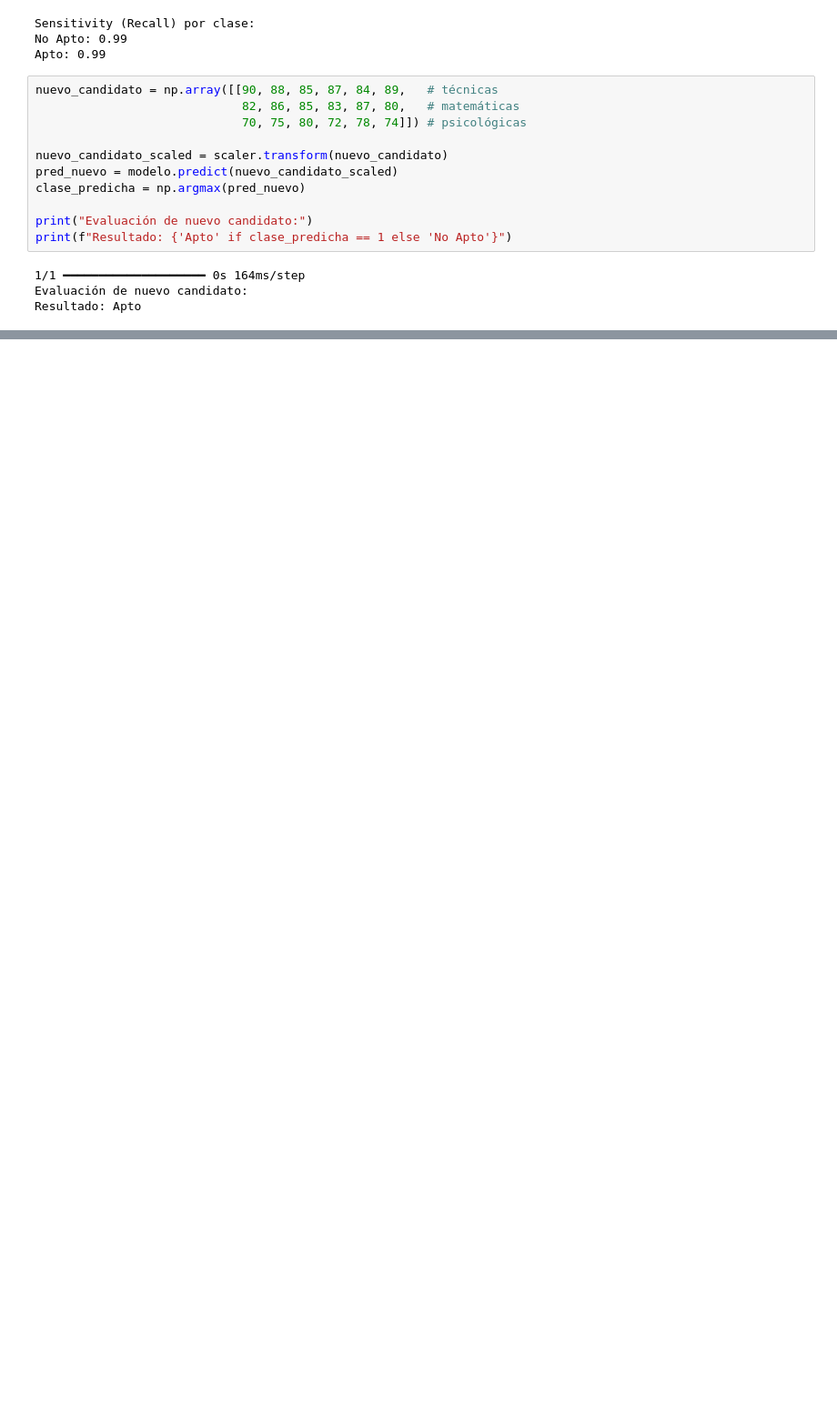
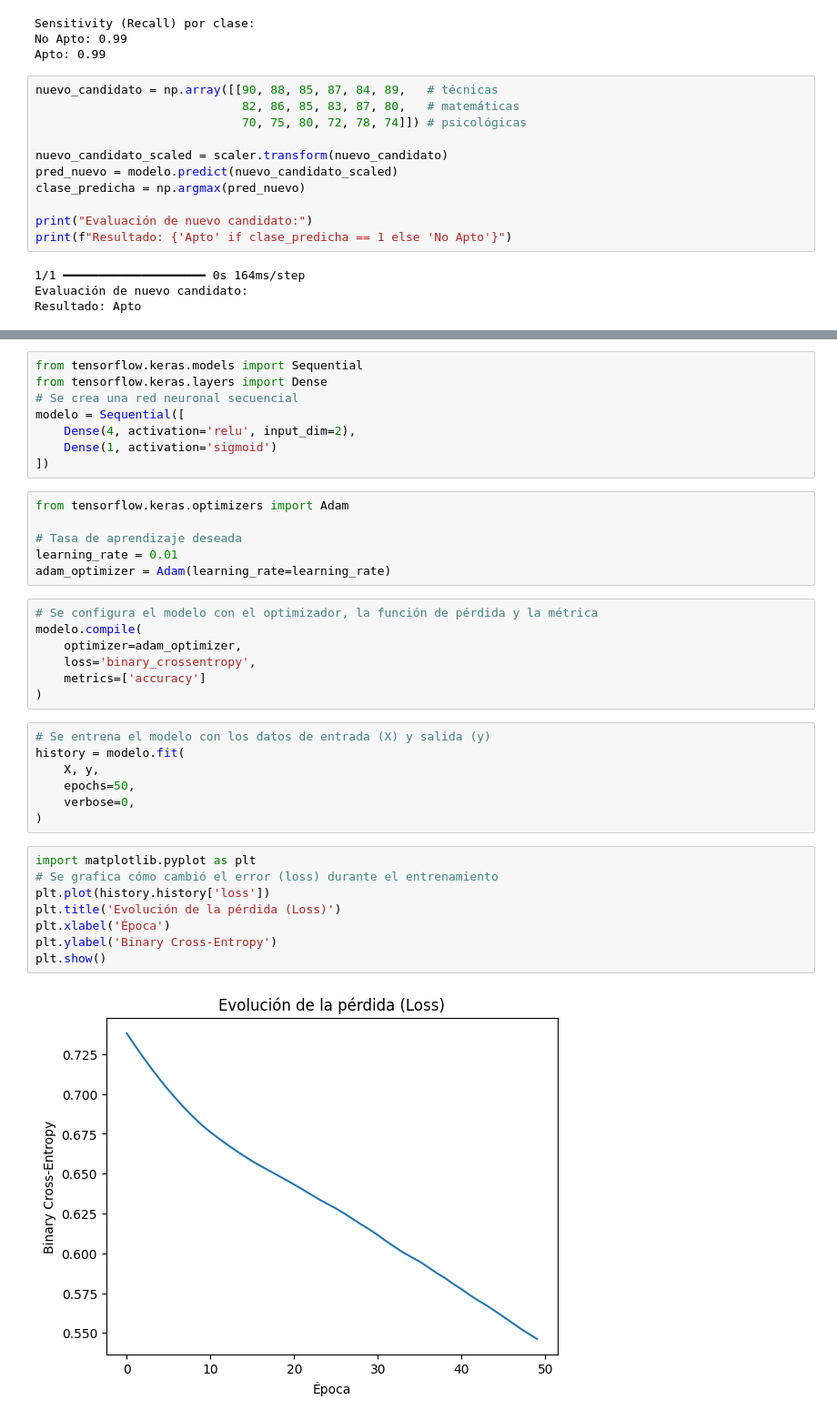
Before and after one commit to luisbelb39-dot/Inteligencia-Artificial, a Jupyter notebook: Inteligencia_Artificial.ipynb, the cells around one changed output, grey strips where cells are left out. Shown at 91% size. Drawn from its saved outputs; the diff is of its cells as text; blank space fills up the shorter version.

```diff
--- a/Inteligencia_Artificial.ipynb
+++ b/Inteligencia_Artificial.ipynb
@@ -316,0 +584,38 @@ Resultado: Apto
+# %%
+from tensorflow.keras.models import Sequential
+from tensorflow.keras.layers import Dense
+# Se crea una red neuronal secuencial
+modelo = Sequential([
+    Dense(4, activation='relu', input_dim=2),
+    Dense(1, activation='sigmoid')
+])
+# %%
+from tensorflow.keras.optimizers import Adam
+
+# Tasa de aprendizaje deseada
+learning_rate = 0.01
+adam_optimizer = Adam(learning_rate=learning_rate)
+# %%
+# Se configura el modelo con el optimizador, la función de pérdida y la métrica
+modelo.compile(
+    optimizer=adam_optimizer,
+    loss='binary_crossentropy',
+    metrics=['accuracy']
+)
+# %%
+# Se entrena el modelo con los datos de entrada (X) y salida (y)
+history = modelo.fit(
+    X, y,
+    epochs=50,
+    verbose=0,
+)
+# %%
+import matplotlib.pyplot as plt
+# Se grafica cómo cambió el error (loss) durante el entrenamiento
+plt.plot(history.history['loss'])
+plt.title('Evolución de la pérdida (Loss)')
+plt.xlabel('Época')
+plt.ylabel('Binary Cross-Entropy')
+plt.show()
+# %% [output]
+[figure, added]
```
Also changed, not shown: parts of 62 cells of this notebook.
